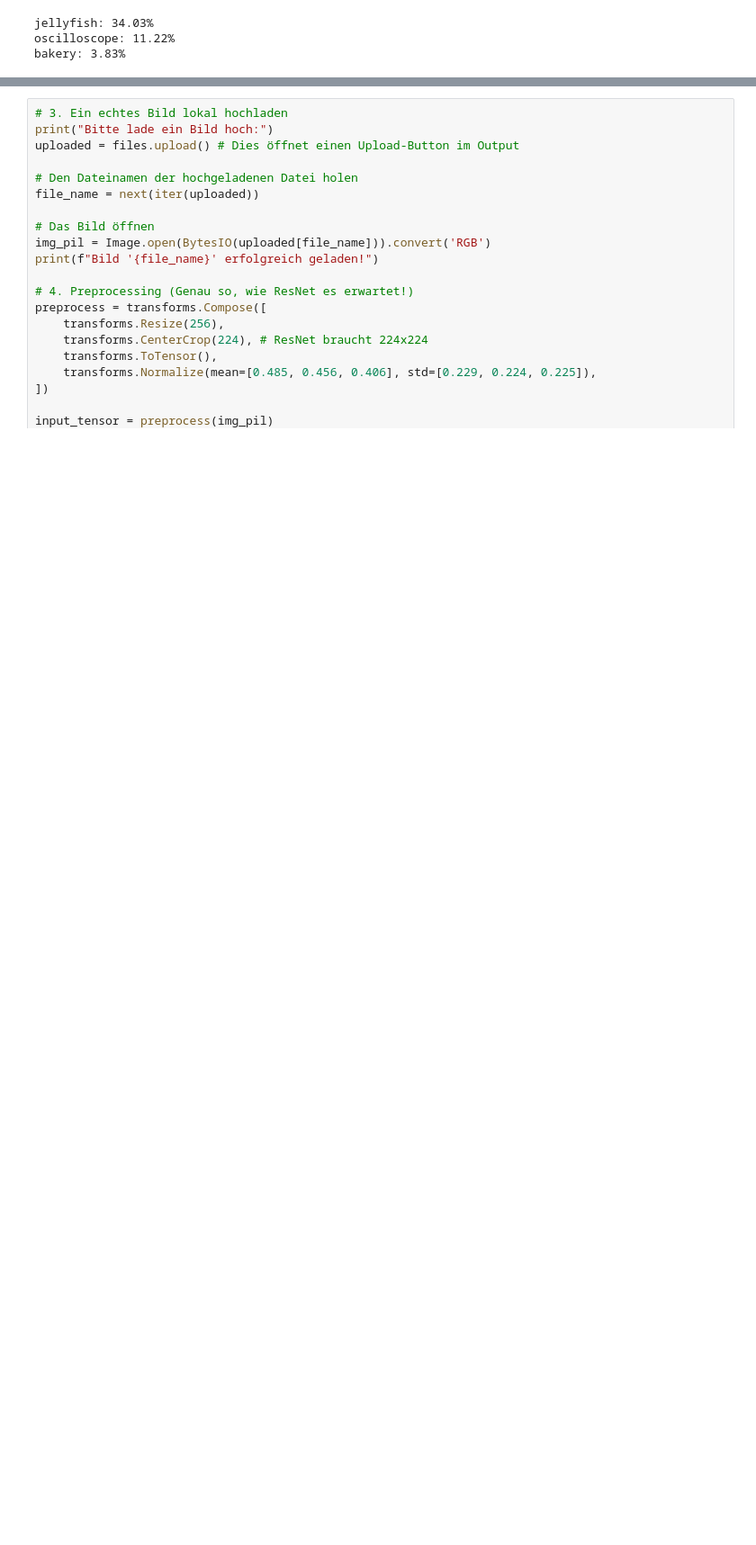
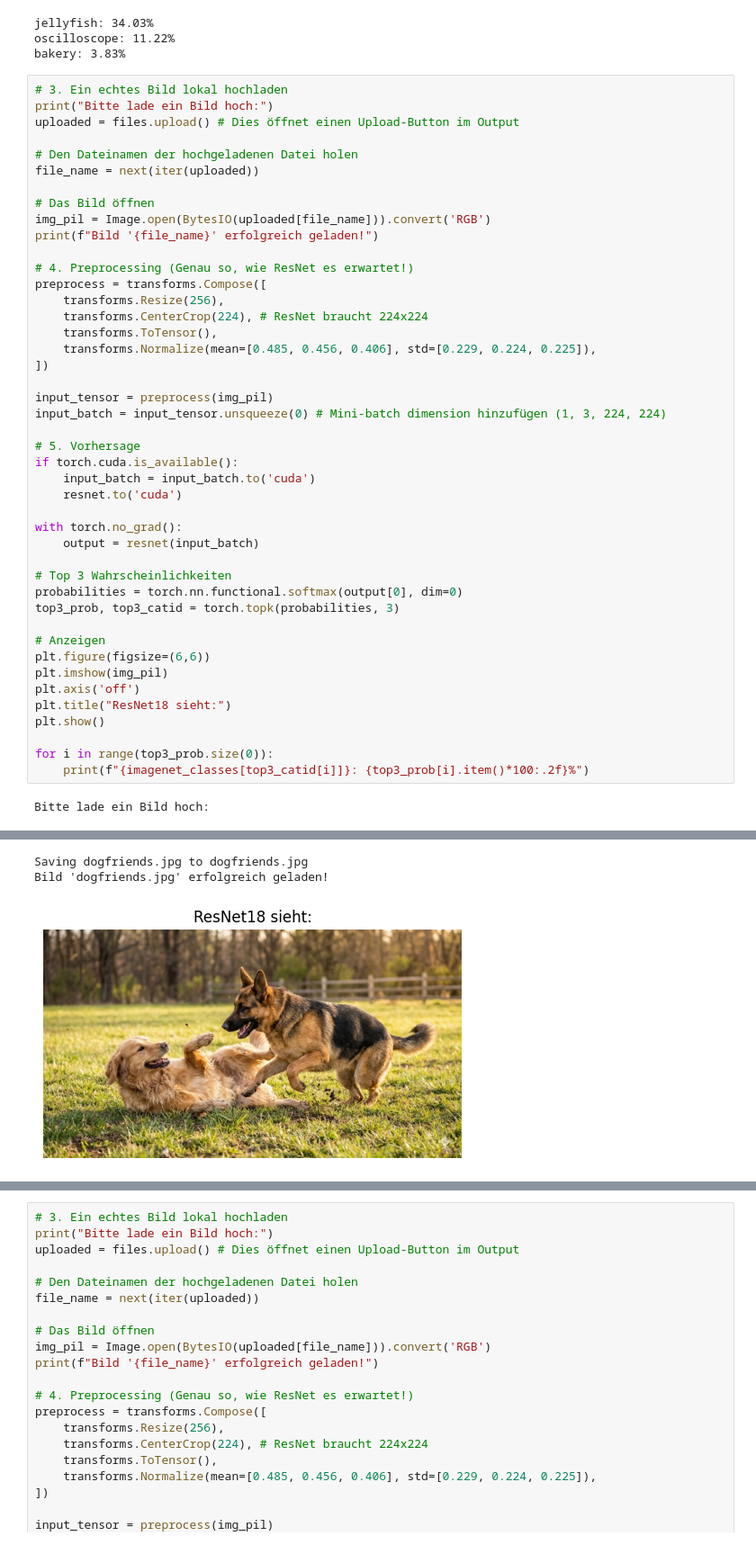
Before and after one commit to alexposekany/ComputerVision, a Jupyter notebook: Beispiel4_PytorchCNN.ipynb, the cells around one changed output, grey strips where cells are left out. Shown at 90% size. Cells and saved outputs as stored; diff of their text form; blank space fills up the shorter version.

```diff
--- a/Beispiel4_PytorchCNN.ipynb
+++ b/Beispiel4_PytorchCNN.ipynb
@@ -418,3 +418,49 @@ Bild 'Jedi_Master (1).png' erfolgreich geladen!
 jellyfish: 34.03%
 oscilloscope: 11.22%
 bakery: 3.83%
+# %%
+# 3. Ein echtes Bild lokal hochladen
+print("Bitte lade ein Bild hoch:")
+uploaded = files.upload() # Dies öffnet einen Upload-Button im Output
+
+# Den Dateinamen der hochgeladenen Datei holen
+file_name = next(iter(uploaded))
+
+# Das Bild öffnen
+img_pil = Image.open(BytesIO(uploaded[file_name])).convert('RGB')
+print(f"Bild '{file_name}' erfolgreich geladen!")
+
+# 4. Preprocessing (Genau so, wie ResNet es erwartet!)
+preprocess = transforms.Compose([
+    transforms.Resize(256),
+    transforms.CenterCrop(224), # ResNet braucht 224x224
+    transforms.ToTensor(),
+    transforms.Normalize(mean=[0.485, 0.456, 0.406], std=[0.229, 0.224, 0.225]),
+])
+
+input_tensor = preprocess(img_pil)
+input_batch = input_tensor.unsqueeze(0) # Mini-batch dimension hinzufügen (1, 3, 224, 224)
+
+# 5. Vorhersage
+if torch.cuda.is_available():
+    input_batch = input_batch.to('cuda')
+    resnet.to('cuda')
+
+with torch.no_grad():
+    output = resnet(input_batch)
+
+# Top 3 Wahrscheinlichkeiten
+probabilities = torch.nn.functional.softmax(output[0], dim=0)
+top3_prob, top3_catid = torch.topk(probabilities, 3)
+
+# Anzeigen
+plt.figure(figsize=(6,6))
+plt.imshow(img_pil)
+plt.axis('off')
+plt.title("ResNet18 sieht:")
+plt.show()
+
+for i in range(top3_prob.size(0)):
+    print(f"{imagenet_classes[top3_catid[i]]}: {top3_prob[i].item()*100:.2f}%")
+# %% [output]
+Bitte lade ein Bild hoch:
@@ -420,0 +468,3 @@ bakery: 3.83%
+Saving dogfriends.jpg to dogfriends.jpg
+Bild 'dogfriends.jpg' erfolgreich geladen!
+[figure, added]
```
Also changed, not shown: parts of 1 cell of this notebook.
